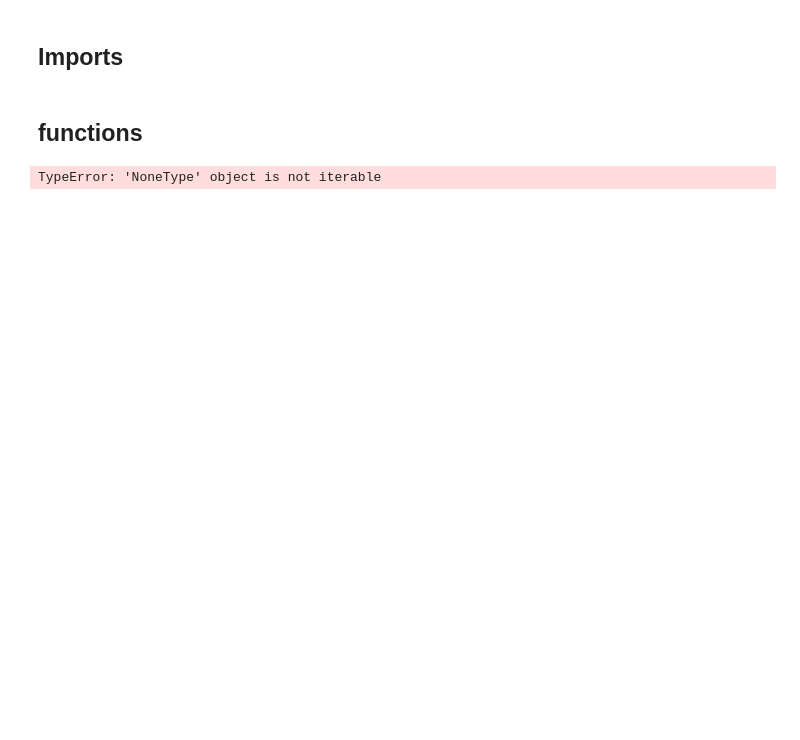
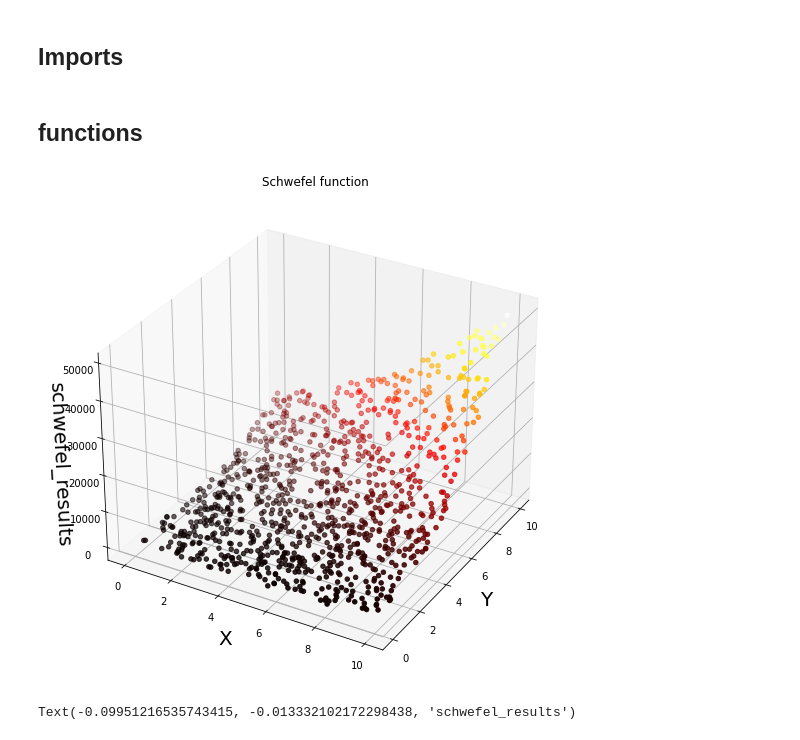
Before and after one commit to Edems10/matematicka_informatika, a Jupyter notebook: 01.ipynb, the cells around one changed output. Cells and saved outputs as stored; diff of their text form; code cells hidden in the pictures; blank space fills up the shorter version.

```diff
--- a/01.ipynb
+++ b/01.ipynb
@@ -43,7 +45,27 @@ def rosenbrock(data):
-# %%
-data =[[-1.2, 1.0], [2.0, -1.0], [4.0, 1.0], [0.0, 1.0],[0.0,0.0]]
-schwefel_data = rosenbrock(data)
-for i in schwefel_data:
-    print(i)
-# %% [output]
-TypeError: 'NoneType' object is not iterable
+# %%
+data = np.random.rand(1000, 2) * 10
+# %%
+X = [a_tuple[0] for a_tuple in data]
+Y = [a_tuple[1] for a_tuple in data]
+Z = schwefel_results
+fig = plt.figure(figsize = (16, 9))
+ax = plt.axes(projection ="3d")
+tmp_planes = ax.zaxis._PLANES
+ax.zaxis._PLANES = ( tmp_planes[2], tmp_planes[3],
+                     tmp_planes[0], tmp_planes[1],
+                     tmp_planes[4], tmp_planes[5])
+ax.set_xlabel("X" , fontsize=20)
+ax.set_ylabel("Y", fontsize=20)
+ax.set_zlabel("schwefel_results" , fontsize=20, rotation=90)
+color_map = plt.get_cmap('hot')
+scatter_plot = ax.scatter3D(X, Y, Z, c=(Z), cmap = color_map)
+plt.title("Schwefel function")
+plt.show()
+# %% [output]
+[figure, added]
+# %%
+Z = sum_squared_results
+scatter_plot = ax.scatter3D(X, Y, Z, c=(Z), cmap = color_map)
+ax.set_zlabel("sum_squared_results" , fontsize=20, rotation=90)
+# %% [output]
+Text(-0.09951216535743415, -0.013332102172298438, 'schwefel_results')
```
Also changed, not shown: parts of 2 cells of this notebook.
